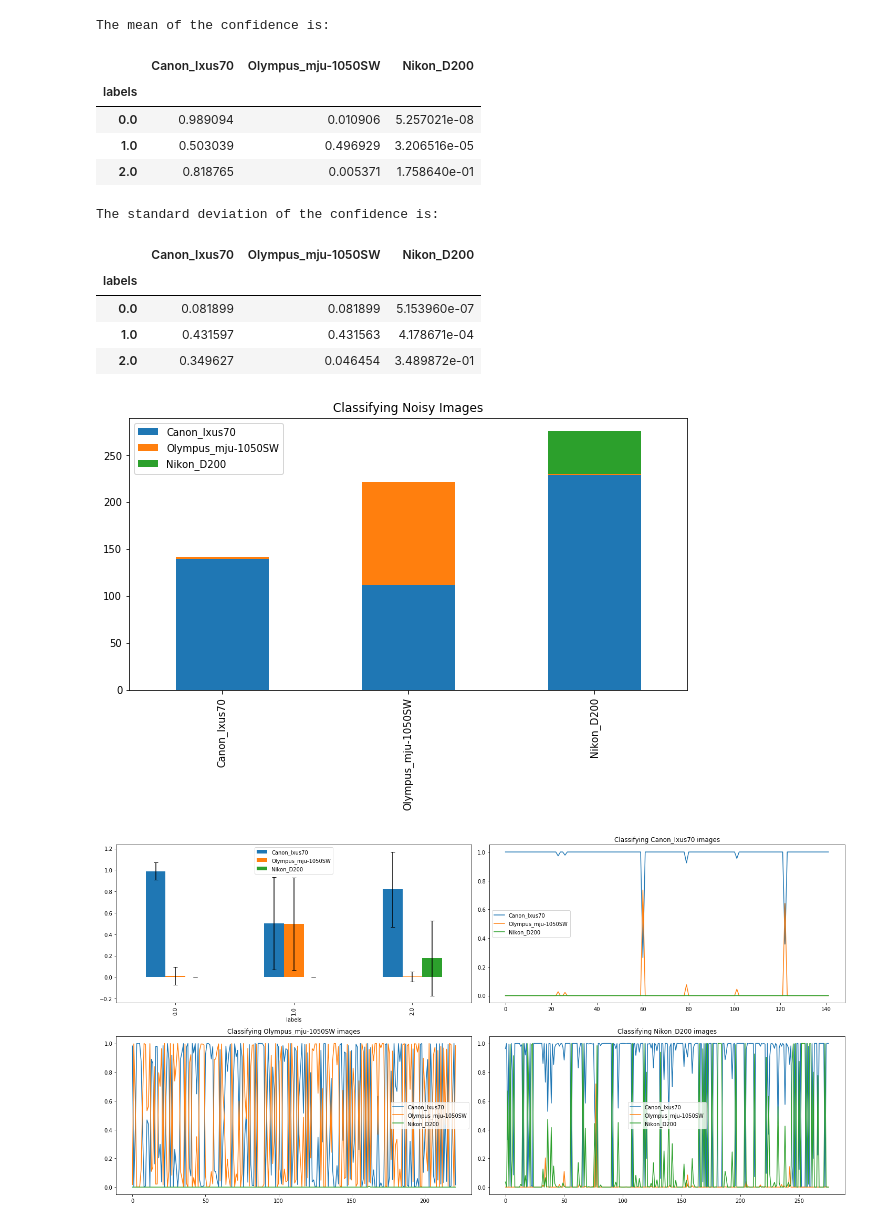
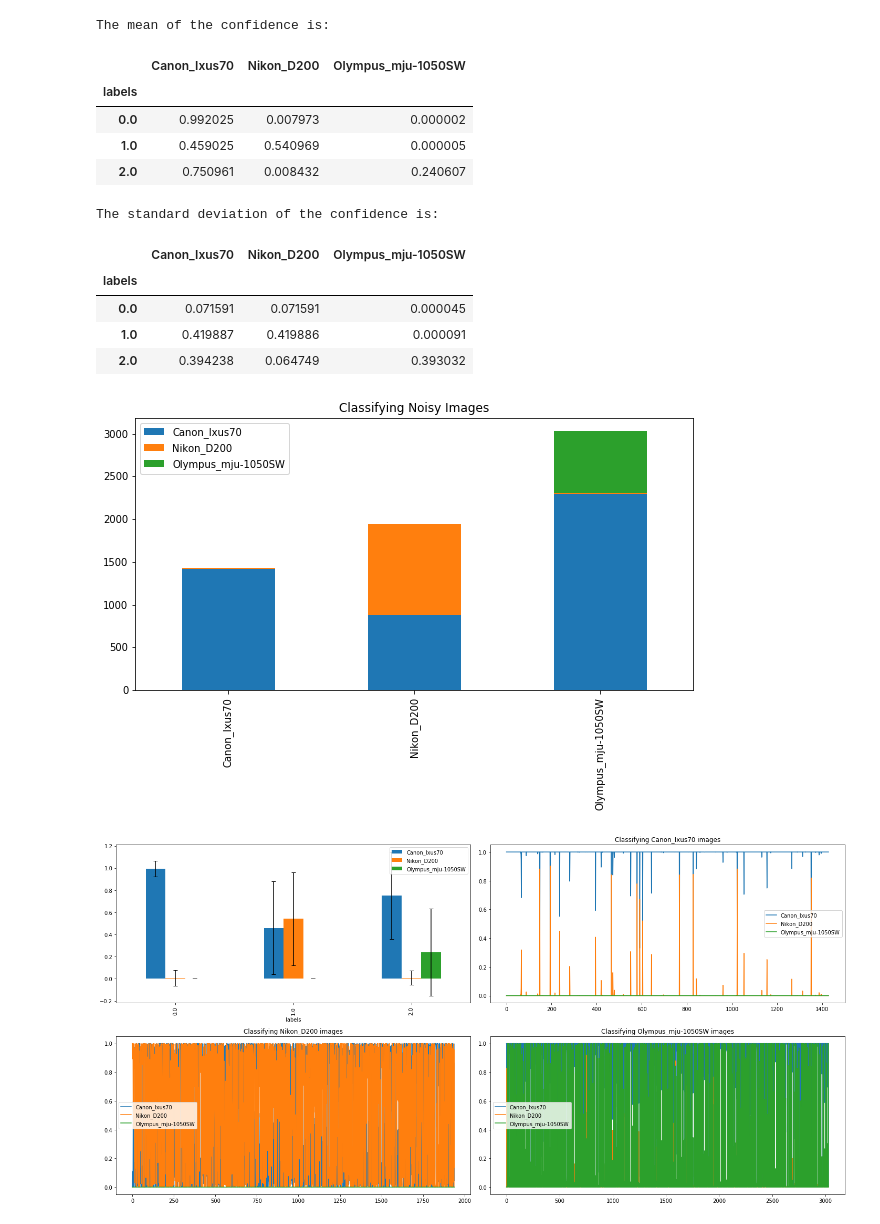
Before and after one commit to jiarongp/CamModel, a Jupyter notebook: post_test.ipynb, the cells around one changed output. Saved outputs shown, nothing was run; the diff lists cells and outputs as text; code cells hidden in the pictures.

```diff
--- a/post_test.ipynb
+++ b/post_test.ipynb
@@ -140,11 +143,11 @@ noise_generator = test_data_gen.flow_from_directory(
                   target_size=(img_width, img_height), color_mode='grayscale', shuffle=True,
                   batch_size=batch_size, class_mode="categorical")
 
-# print('\n# Evaluate on test data')
-# results = model.evaluate(noise_generator)
+print('\n# Evaluate on test data')
+results = model.evaluate(noise_generator)
 
 hist, conf, labels = func.evaluate(model_list, noise_generator, model, index=model_list, columns=model_list,
-                                   title='Classifying Noisy Images', num_batch=10)
+                                   title='Classifying Noisy Images', num_batch=100)
 mean, error = func.mean_error(labels, conf, model_list)
 fig, axes = plt.subplots(nrows=2, ncols=2, figsize=(20, 10))
 mean.plot.bar(yerr=error, ax=axes[0,0], capsize=4)
@@ -166,17 +172,17 @@ index are predictions, columns are ground truth
 The mean of the confidence is:
-|  | Canon_Ixus70 | Olympus_mju-1050SW | Nikon_D200 |
+|  | Canon_Ixus70 | Nikon_D200 | Olympus_mju-1050SW |
 | labels |  |  |  |
-| 0.0 | 0.989094 | 0.010906 | 5.257021e-08 |
-| 1.0 | 0.503039 | 0.496929 | 3.206516e-05 |
-| 2.0 | 0.818765 | 0.005371 | 1.758640e-01 |
+| 0.0 | 0.992025 | 0.007973 | 0.000002 |
+| 1.0 | 0.459025 | 0.540969 | 0.000005 |
+| 2.0 | 0.750961 | 0.008432 | 0.240607 |
 The standard deviation of the confidence is:
-|  | Canon_Ixus70 | Olympus_mju-1050SW | Nikon_D200 |
+|  | Canon_Ixus70 | Nikon_D200 | Olympus_mju-1050SW |
 | labels |  |  |  |
-| 0.0 | 0.081899 | 0.081899 | 5.153960e-07 |
-| 1.0 | 0.431597 | 0.431563 | 4.178671e-04 |
-| 2.0 | 0.349627 | 0.046454 | 3.489872e-01 |
+| 0.0 | 0.071591 | 0.071591 | 0.000045 |
+| 1.0 | 0.419887 | 0.419886 | 0.000091 |
+| 2.0 | 0.394238 | 0.064749 | 0.393032 |
-[figure, old version]
+[figure, new version]
-[figure, old version]
+[figure, new version]
 # %%
 # Read the positive test samples.
 blur_generator = test_data_gen.flow_from_directory(
```
Also changed, not shown: parts of 3 cells of this notebook, 5 other files.
